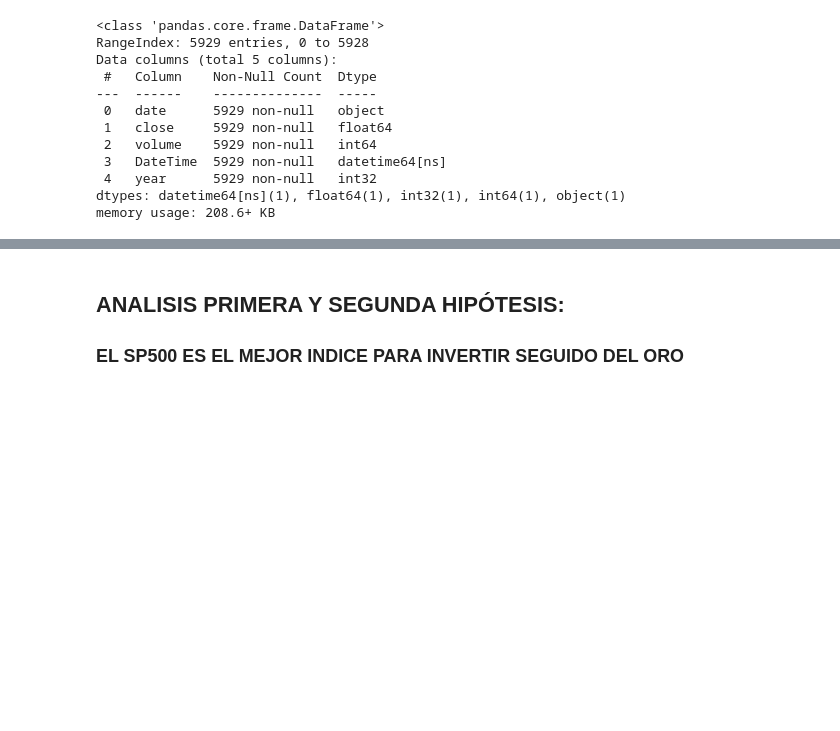
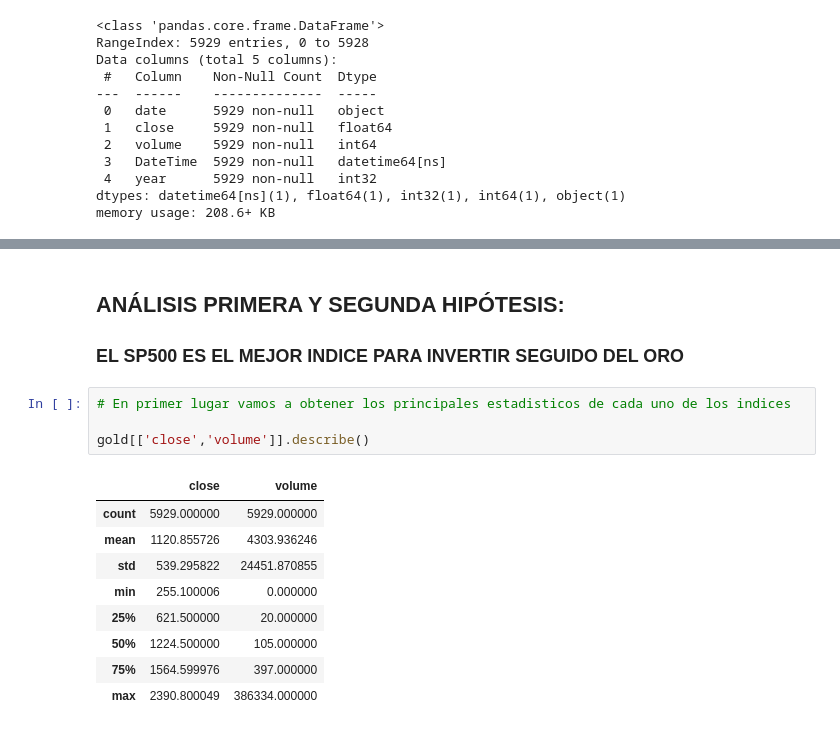
Before and after one commit to adriani94bil/EDA_SP500_Model, a Jupyter notebook: EDA.ipynb, the cells around one changed output, grey strips where cells are left out. Drawn from its saved outputs; the diff is of its cells as text; blank space fills up the shorter version.

```diff
--- a/EDA.ipynb
+++ b/EDA.ipynb
@@ -188,4 +228,18 @@ memory usage: 69.0+ KB
 # %% [markdown]
-## ANALISIS PRIMERA Y SEGUNDA HIPÓTESIS:
+## ANÁLISIS PRIMERA Y SEGUNDA HIPÓTESIS:
 
 ### EL SP500 ES EL MEJOR INDICE PARA INVERTIR SEGUIDO DEL ORO
+# %%
+# En primer lugar vamos a obtener los principales estadisticos de cada uno de los indices
+
+gold[['close','volume']].describe()
+# %% [output]
+|  | close | volume |
+| count | 5929.000000 | 5929.000000 |
+| mean | 1120.855726 | 4303.936246 |
+| std | 539.295822 | 24451.870855 |
+| min | 255.100006 | 0.000000 |
+| 25% | 621.500000 | 20.000000 |
+| 50% | 1224.500000 | 105.000000 |
+| 75% | 1564.599976 | 397.000000 |
+| max | 2390.800049 | 386334.000000 |
```
Also changed, not shown: parts of 12 cells of this notebook, 4 other files.
